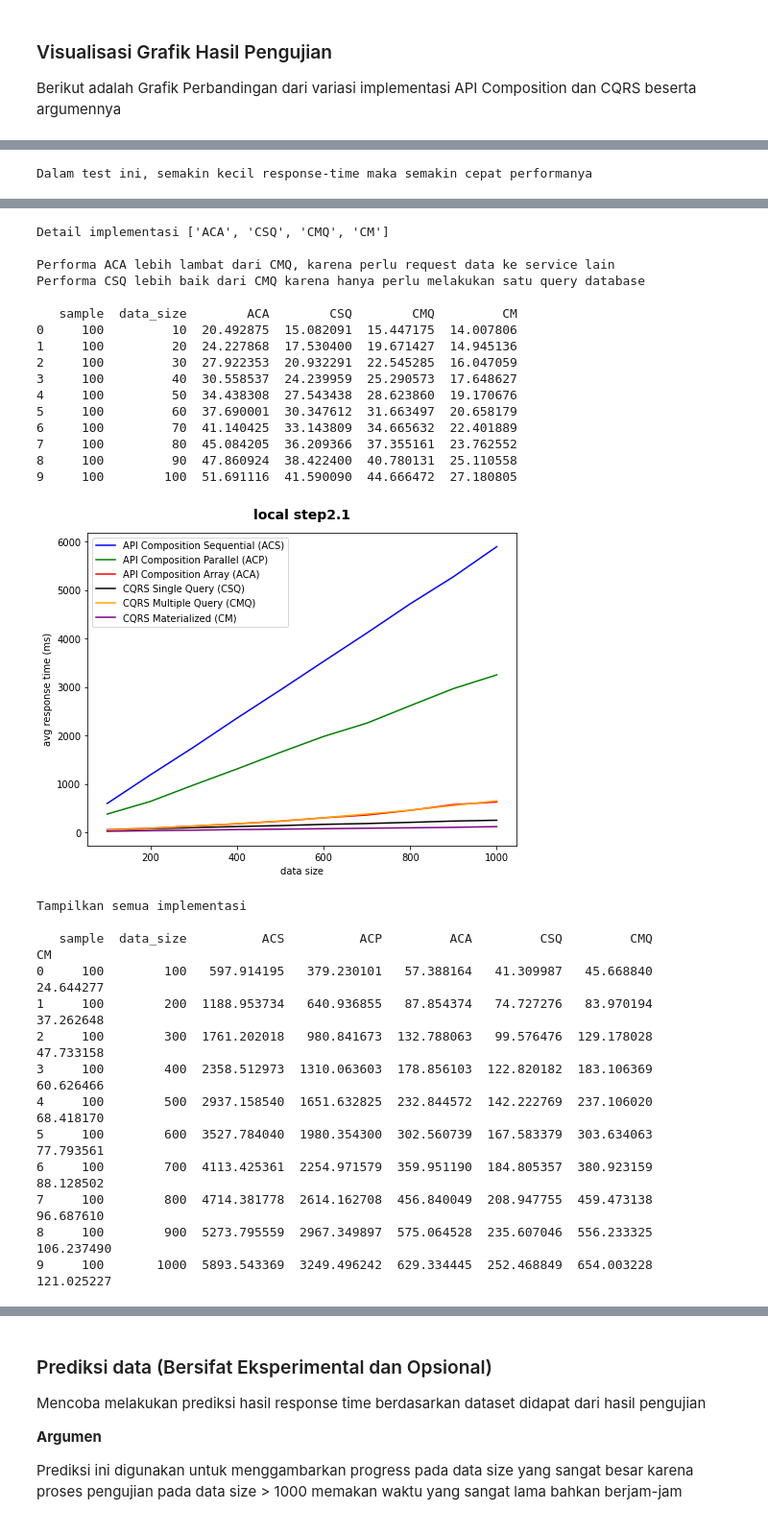
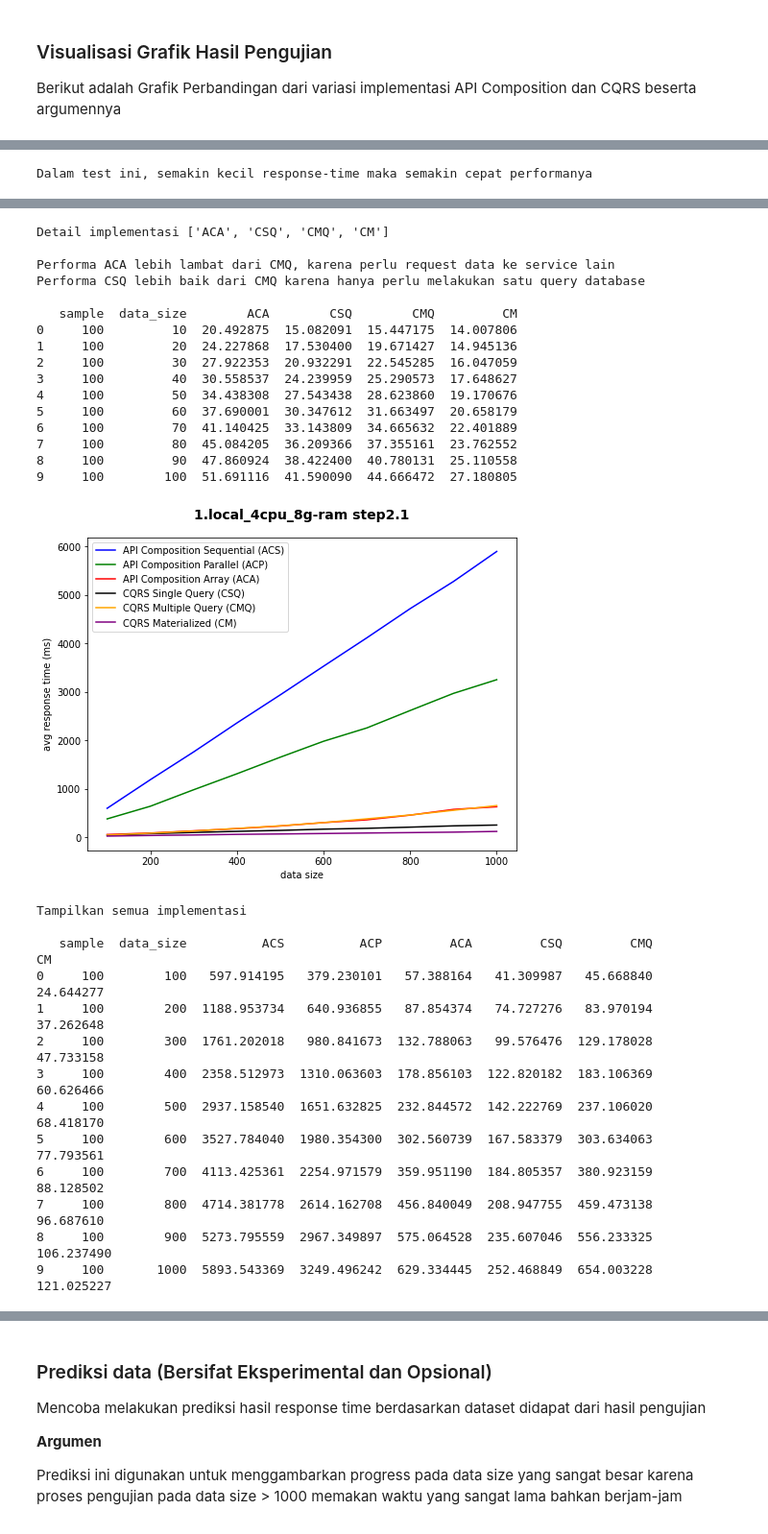
Before and after one commit to labasubagia/final-year-project, a Jupyter notebook: _test/result_analysis.ipynb, the cells around one changed output, grey strips where cells are left out. Shown at 96% size. Saved outputs shown, nothing was run; the diff lists cells and outputs as text; code cells hidden in the pictures.

```diff
--- a/_test/result_analysis.ipynb
+++ b/_test/result_analysis.ipynb
@@ -396,7 +505,7 @@ def get_locust_dataset_df(dataset_path):
 def map_result_path_df(dir=RESULT_PATH):
     map = {}
     server_types = [x for x in os.listdir(dir) if 'skip' not in x]
-    for server in server_types:
+    for server in sorted(server_types):
         map[server] = {}
         steps = [x for x in os.listdir(os.path.join(dir, server)) if 'skip' not in x]
         for step in steps:
@@ -421,7 +530,7 @@ def show_result_plot(df, title='', figsize=(8, 6), columns=PLOT_COLUMNS,):
         if column in df.columns:
             m = RESULT_MAP[column]
             plt.plot(df['data_size'], df[column], color=m['color'], label = f"{m['name']} ({column})")
-    plt.title(title, **plot_title_args, y=1.025)
+    plt.title(title, **plot_title_args, y=1.04)
     plt.xlabel('data size')
     plt.ylabel('avg response time (ms)')
     plt.legend()
@@ -478,7 +587,7 @@ Berikut adalah Grafik Perbandingan dari variasi implementasi API Composition dan
 # Config about data visualization
 PC = PLOT_COLUMNS
 configs = {
-    'local': {
+    '1.local_4cpu_8g-ram': {
         'step1': [
             {
                 'cols': PC,
@@ -562,6 +671,62 @@ configs = {
                 ])
             }
         ]
+    },
+    '2.gcp_2cpu_2g-ram': {
+        'step1': [
+            {
+                'cols': PC,
+                'desc': '\n'.join([
+                    f'Tampilkan semua implementasi\n',
+                    f'Performa dari {PC[:2]} menurun signifikan dibandigkan yang lain',
+                    f'Hal ini karena banyaknya request yang terjadi pada satu query relasional',
+                    f'{PC[1]} memiliki performa lebih baik karena berjalan secara parallel',
+                ])
+            },
+            {
+                'cols': PC[2:],
+                'desc': '\n'.join([
+                    f'Detail implementasi {PC[2:]}\n',
+                    f'Performa {PC[2]} lebih lambat dari {PC[4]}, karena perlu request data ke service lain',
+                    f'Performa {PC[3]} lebih baik dari {PC[4]} karena hanya perlu melakukan satu query database',
+                ])
+            }
+        ],
+        'step2': [
+            {
+                'cols': PC,
+                'desc': 'Tampilkan semua implementasi'
+            },
+            {
+                'cols': PC[2:],
+                'desc': '\n'.join([
+                    f'Detail implementasi {PC[2:]}',
+                    f'Dapat dilihat bahwa {PC[2]} dan {PC[4]} mulai naik, karena iterasi pada loop semakin tinggi',
+                    f'{PC[4]} juga mulai melampaui {PC[2]} akibat pengolahan langsung pada data hasil dari driver database (cost of abstraction)'
+                ])
+            }
+        ],
+
+        'step3': [
+            {
+                'cols': PC,
+                'desc': 'Tampilkan semua implementasi',
+            },
+            {
+                'cols': PC[:3]+[PC[4]],
+                'desc': '\n'.join([
+                    f'Detail implementasi {PC[:3]+[PC[4]]}',
+                    f'{PC[2]} dan {PC[4]} melampaui implementasi lainnya'
+                ])
+            },
+            {
+                'cols': [PC[3],PC[5]],
+                'desc': '\n'.join([
+                    f'Detail implementasi {[PC[3],PC[5]]}',
+                    f'{PC[3]} dan {PC[5]} masilh menjadi implementasi dengan performa terbaik'
+                ])
+            }
+        ],
     }
 }
 
@@ -591,20 +756,20 @@ ACP memiliki performa lebih baik karena berjalan secara parallel
 Detail implementasi ['ACA', 'CSQ', 'CMQ', 'CM']
 
 Performa ACA lebih lambat dari CMQ, karena perlu request data ke service lain
 Performa CSQ lebih baik dari CMQ karena hanya perlu melakukan satu query database
 
    sample  data_size        ACA        CSQ        CMQ         CM
 0     100         10  20.492875  15.082091  15.447175  14.007806
 1     100         20  24.227868  17.530400  19.671427  14.945136
 2     100         30  27.922353  20.932291  22.545285  16.047059
 3     100         40  30.558537  24.239959  25.290573  17.648627
 4     100         50  34.438308  27.543438  28.623860  19.170676
 5     100         60  37.690001  30.347612  31.663497  20.658179
 6     100         70  41.140425  33.143809  34.665632  22.401889
 7     100         80  45.084205  36.209366  37.355161  23.762552
 8     100         90  47.860924  38.422400  40.780131  25.110558
 9     100        100  51.691116  41.590090  44.666472  27.180805
-[figure, old version]
+[figure, new version]
 Tampilkan semua implementasi
 
    sample  data_size          ACS          ACP         ACA         CSQ         CMQ          CM
```
Also changed, not shown: parts of 10 cells of this notebook.
